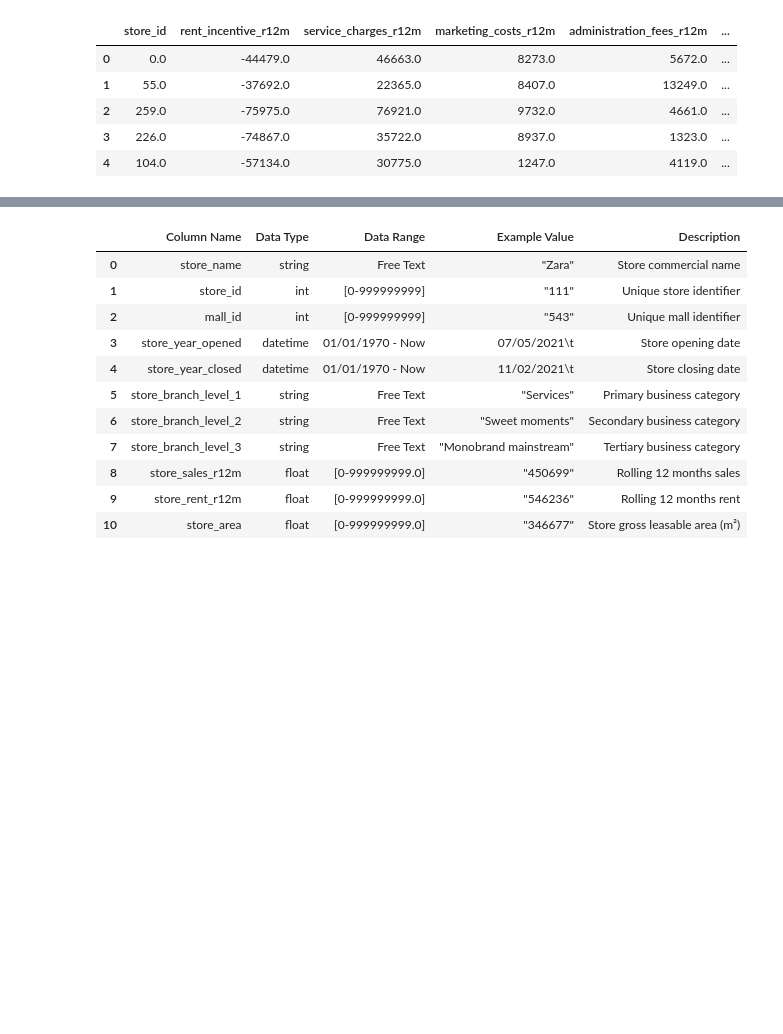
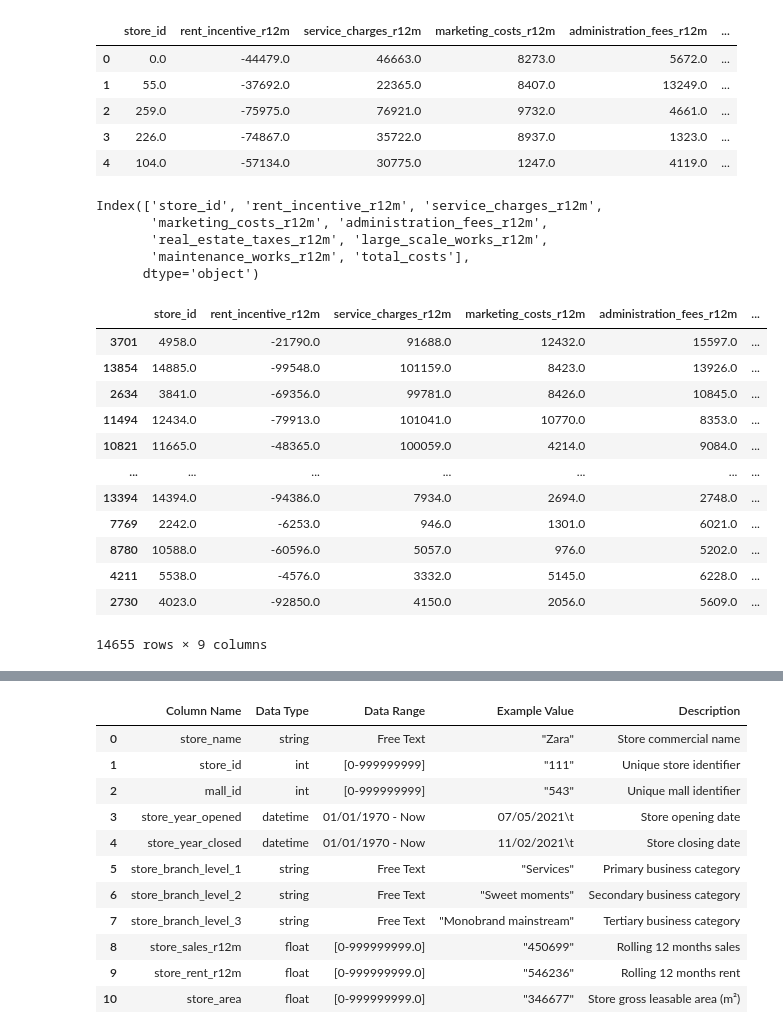
Before and after one commit to tesscln/URW_datachallenge, a Jupyter notebook: notebooks/EDA_tess.ipynb, the cells around one changed output, grey strips where cells are left out. Cells and saved outputs as stored; diff of their text form; code cells hidden in the pictures; blank space fills up the shorter version.

```diff
--- a/notebooks/EDA_tess.ipynb
+++ b/notebooks/EDA_tess.ipynb
@@ -31,3 +22,11 @@ costs.head()
 | 2 | 259.0 | -75975.0 | 76921.0 | 9732.0 | 4661.0 | ... |
 | 3 | 226.0 | -74867.0 | 35722.0 | 8937.0 | 1323.0 | ... |
 | 4 | 104.0 | -57134.0 | 30775.0 | 1247.0 | 4119.0 | ... |
+# %%
+costs.columns
+# %% [output]
+Index(['store_id', 'rent_incentive_r12m', 'service_charges_r12m',
+       'marketing_costs_r12m', 'administration_fees_r12m',
+       'real_estate_taxes_r12m', 'large_scale_works_r12m',
+       'maintenance_works_r12m', 'total_costs'],
+      dtype='object')
@@ -33,0 +36,16 @@ costs.head()
+# %%
+costs.sort_values(by='total_costs', ascending=False)
+# %% [output]
+|  | store_id | rent_incentive_r12m | service_charges_r12m | marketing_costs_r12m | administration_fees_r12m | ... |
+| 3701 | 4958.0 | -21790.0 | 91688.0 | 12432.0 | 15597.0 | ... |
+| 13854 | 14885.0 | -99548.0 | 101159.0 | 8423.0 | 13926.0 | ... |
+| 2634 | 3841.0 | -69356.0 | 99781.0 | 8426.0 | 10845.0 | ... |
+| 11494 | 12434.0 | -79913.0 | 101041.0 | 10770.0 | 8353.0 | ... |
+| 10821 | 11665.0 | -48365.0 | 100059.0 | 4214.0 | 9084.0 | ... |
+| ... | ... | ... | ... | ... | ... | ... |
+| 13394 | 14394.0 | -94386.0 | 7934.0 | 2694.0 | 2748.0 | ... |
+| 7769 | 2242.0 | -6253.0 | 946.0 | 1301.0 | 6021.0 | ... |
+| 8780 | 10588.0 | -60596.0 | 5057.0 | 976.0 | 5202.0 | ... |
+| 4211 | 5538.0 | -4576.0 | 3332.0 | 5145.0 | 6228.0 | ... |
+| 2730 | 4023.0 | -92850.0 | 4150.0 | 2056.0 | 5609.0 | ... |
+14655 rows × 9 columns
```
Also changed, not shown: parts of 10 cells of this notebook, 1 other file.
